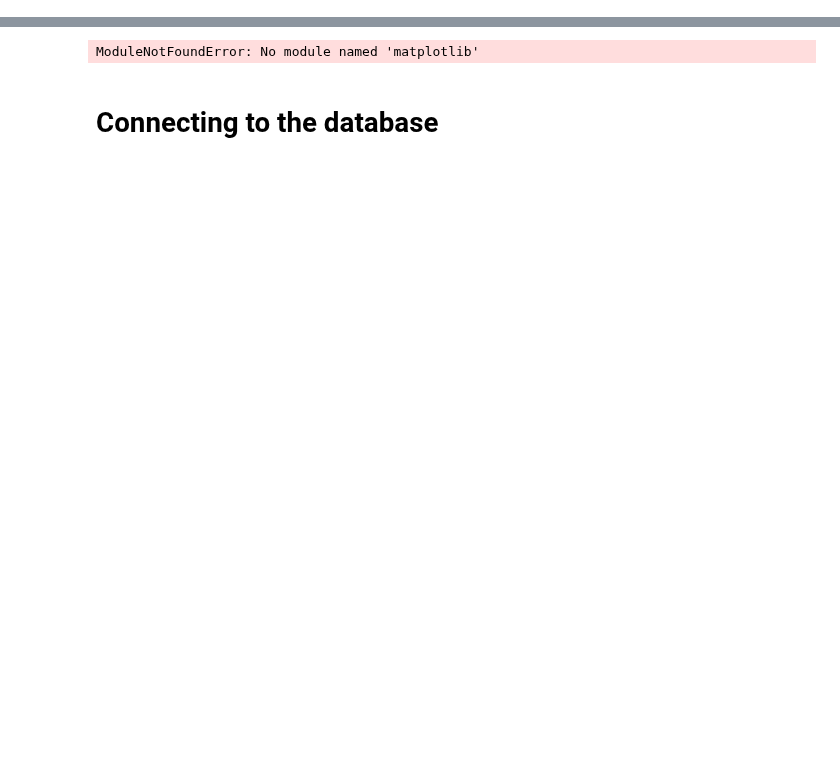
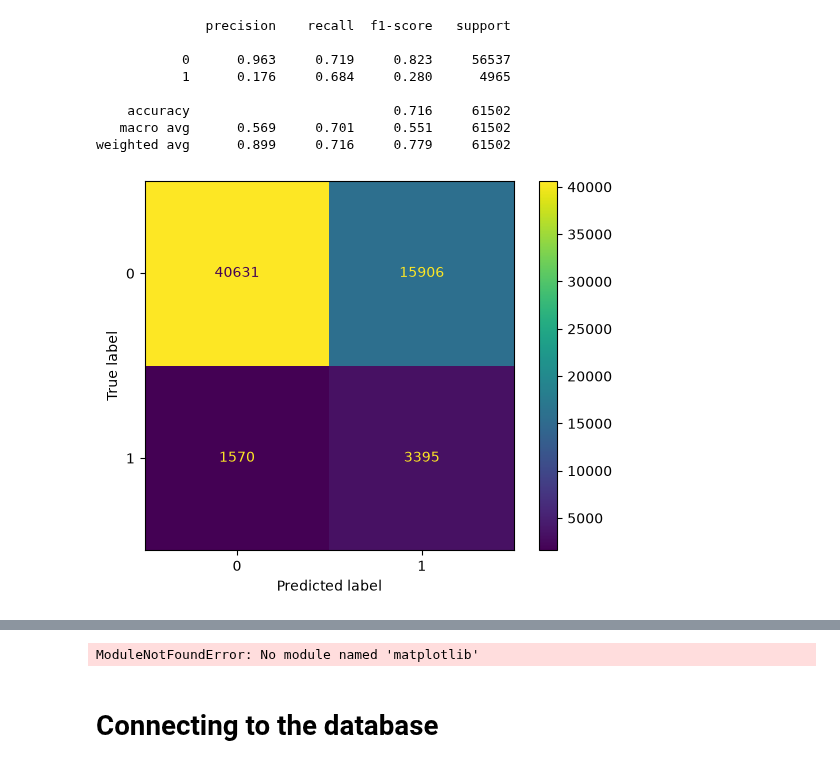
Before and after one commit to paulc02/loan-default-risk-analysis, a Jupyter notebook: notebooks/modeling.ipynb, the cells around one changed output, grey strips where cells are left out. Cells and saved outputs as stored; diff of their text form; code cells hidden in the pictures; blank space fills up the shorter version.

```diff
--- a/notebooks/modeling.ipynb
+++ b/notebooks/modeling.ipynb
@@ -2,0 +197,15 @@
+# %%
+pred = (p_lgbm >= 0.5).astype(int)
+print(classification_report(y_test, pred, digits=3))
+ConfusionMatrixDisplay.from_predictions(y_test, pred)
+plt.show()
+# %% [output]
+              precision    recall  f1-score   support
+
+           0      0.963     0.719     0.823     56537
+           1      0.176     0.684     0.280      4965
+
+    accuracy                          0.716     61502
+   macro avg      0.569     0.701     0.551     61502
+weighted avg      0.899     0.716     0.779     61502
+[figure, added]
```
Also changed, not shown: parts of 31 cells of this notebook.
